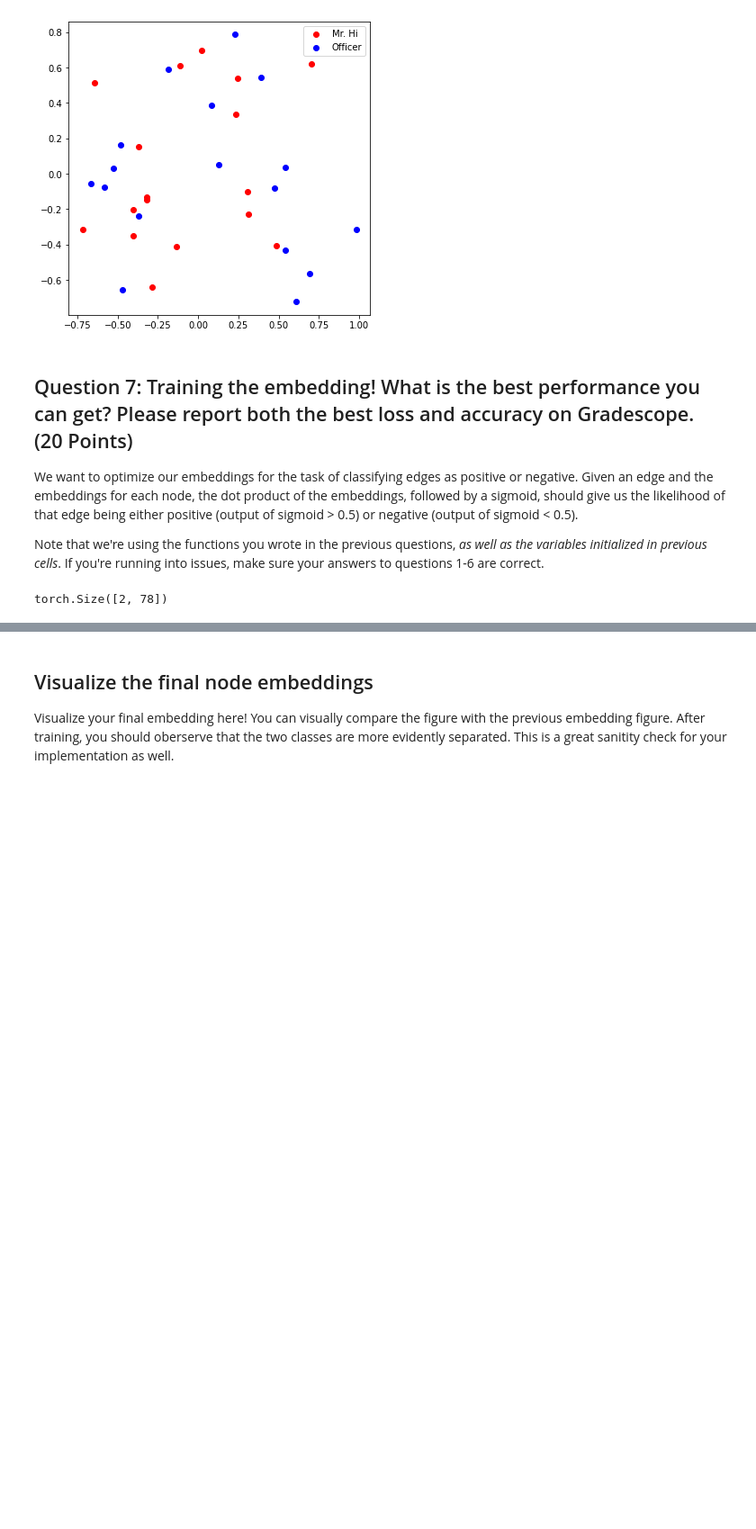
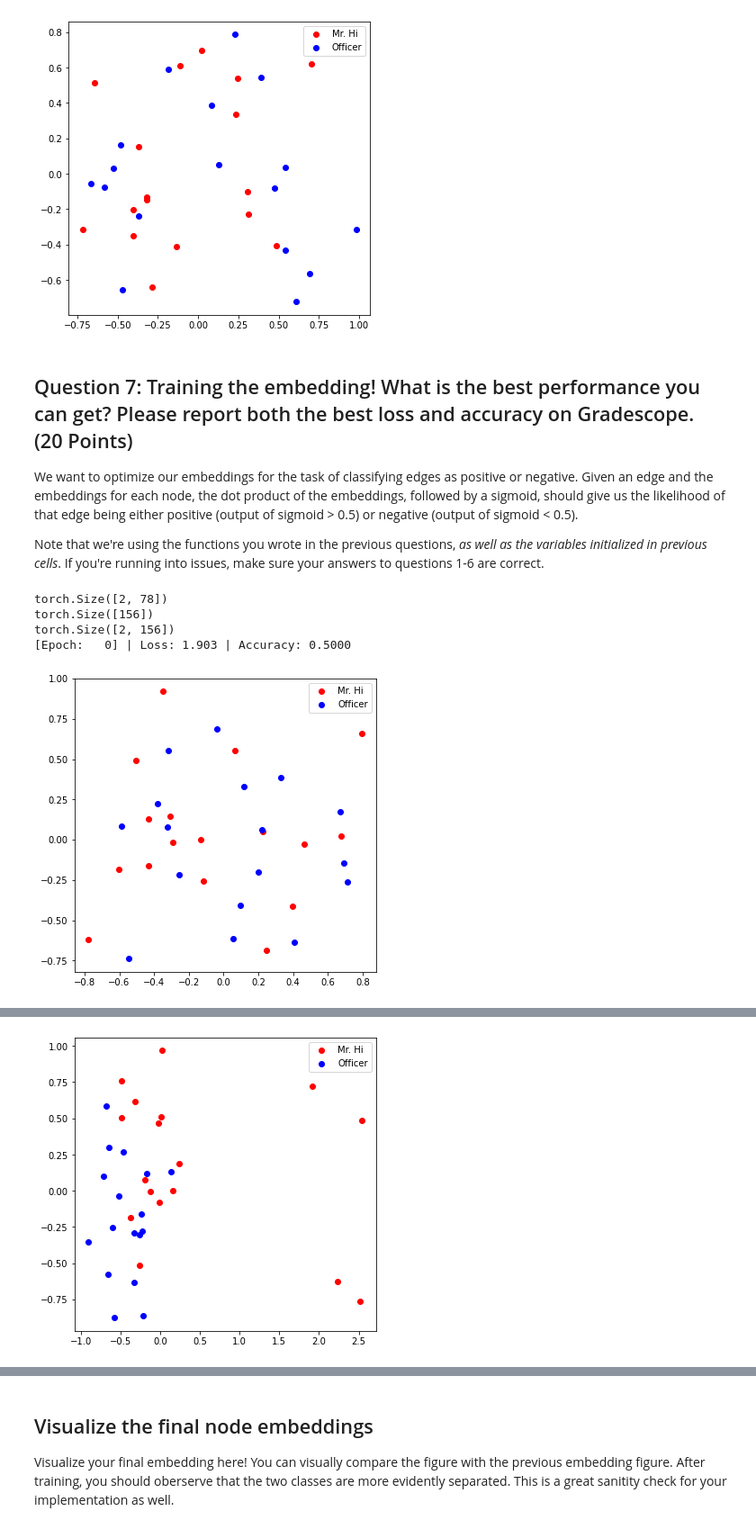
Before and after one commit to kbrezinski/CS224W-GraphML, a Jupyter notebook: CS224W_Colab_1.ipynb, the cells around one changed output, grey strips where cells are left out. Shown: that part at 90% size. Cells and saved outputs as stored; diff of their text form; code cells hidden in the pictures; blank space fills up the shorter version.

```diff
--- a/CS224W_Colab_1.ipynb
+++ b/CS224W_Colab_1.ipynb
@@ -263,16 +263,19 @@ def sample_negative_edges(G, num_neg_samples):
   for n_i in G.nodes():
       for n_j in G.nodes():
 
-        if n_i == n_j or (n_i, n_j) in pos_set or (n_j,n_i) in pos_set or (n_i, n_j) in visited_set or (n_j, n_i) is visited_set:
+        # if self loop, or edge exists, or it has been visited already (i, j) or (j, i)
+        if n_i == n_j or (n_i, n_j) in pos_set or (n_j,n_i) in pos_set or (n_i, n_j) in visited_set or (n_j, n_i) in visited_set:
             continue
 
-        neg_edge_list.append((n_i,n_j))
-        visited_set.add((n_i,n_j))
-        visited_set.add((n_j,n_i))
+        # add the negative edge which doesn't exist
+        neg_edge_list.append((n_i, n_j))
+        visited_set.add((n_i, n_j))
+        visited_set.add((n_j, n_i))
+
+        # stop when enough edges are sampled
         if len(neg_edge_list) == num_neg_samples:
-            break
+            return neg_edge_list
 
-  return neg_edge_list
 
 
 # Sample 78 negative edges
@@ -458,10 +450,8 @@ def accuracy(pred, label):
   # The returned accuracy should be rounded to 4 decimal places.
   # For example, accuracy 0.82956 will be rounded to 0.8296.
 
-  acc = 0.0
-
   ############# Your code here ############
-  torch.round()
+  acc = (torch.round(pred) == label).sum() / len(label)
   #########################################
 
   return acc
@@ -478,36 +468,58 @@ def train(emb, loss_fn, sigmoid, train_label, train_edge):
   # (as a sanity check, the loss should decrease during training)
 
   epochs = 500
-  learning_rate = 0.1
+  learning_rate = 5e-2
 
+  emb = create_node_emb()
   optimizer = SGD(emb.parameters(), lr=learning_rate, momentum=0.9)
 
   for i in range(epochs):
 
     ############# Your code here ############
-    # 1. Get the embeddings of the nodes in train_edge
+    optimizer.zero_grad()
 
-
+    # (1) Get the embeddings of the nodes in train_edge
+    u, v = train_edge[0], train_edge[1]
+    # (2) Dot product the embeddings between each node pair
+    # emb = (156, 16) x (156, 16)
+    z = (emb(train_edge[0]) * emb(train_edge[1])).sum(1)
+    # (3) Feed the dot product result into sigmoid
+    pred = sigmoid(z)
+    # (4) Feed the sigmoid output into the loss_fn
+    loss = loss_fn(pred, train_label)
+    # (5) Print both loss and accuracy of each epoch
+    if not i % 100:
+      print(f"[Epoch: {i:3d}] | Loss: {loss:.3f} | Accuracy: {accuracy(pred, train_label):.4f}")
+      visualize_emb(emb)
+    # (6) Update the embeddings using the loss and optimizer
+    loss.backward()
+    optimizer.step()
 
     #########################################
 
 loss_fn = nn.BCELoss()
 sigmoid = nn.Sigmoid()
 
+# size = (2, 78)
 print(pos_edge_index.shape)
 
 # Generate the positive and negative labels
 pos_label = torch.ones(pos_edge_index.shape[1], )
 neg_label = torch.zeros(neg_edge_index.shape[1], )
 
 # Concat positive and negative labels into one tensor
 train_label = torch.cat([pos_label, neg_label], dim=0)
+print(train_label.shape)
 
 # Concat positive and negative edges into one tensor
 # Since the network is very small, we do not split the edges into val/test sets
 train_edge = torch.cat([pos_edge_index, neg_edge_index], dim=1)
 print(train_edge.shape)
 
 train(emb, loss_fn, sigmoid, train_label, train_edge)
 # %% [output]
 torch.Size([2, 78])
+torch.Size([156])
+torch.Size([2, 156])
+[Epoch:   0] | Loss: 1.903 | Accuracy: 0.5000
+[figure, added]
@@ -514,0 +527 @@ IndexError: ignored
+[figure, added]
```
Also changed, not shown: parts of 3 cells of this notebook.
